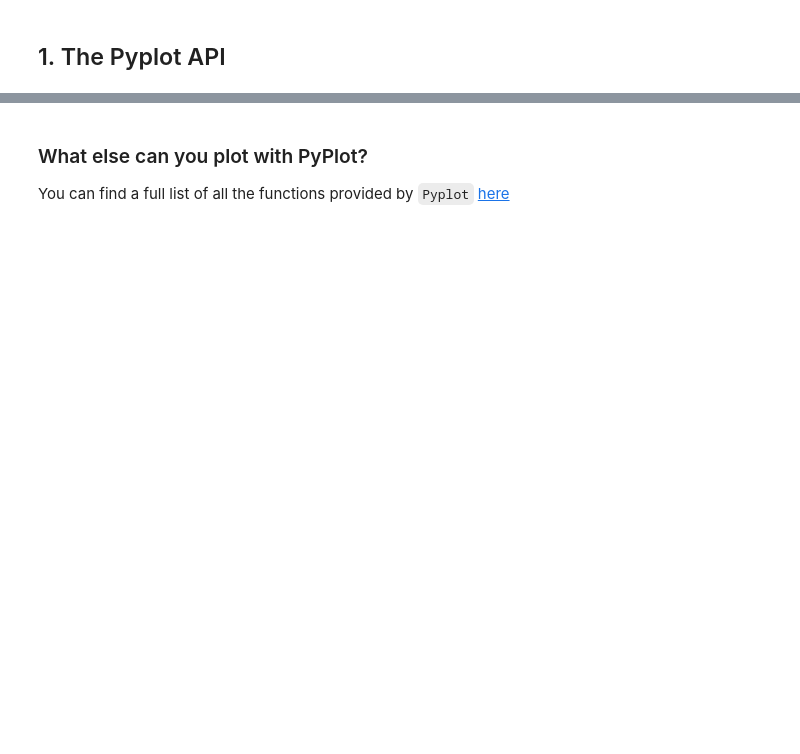
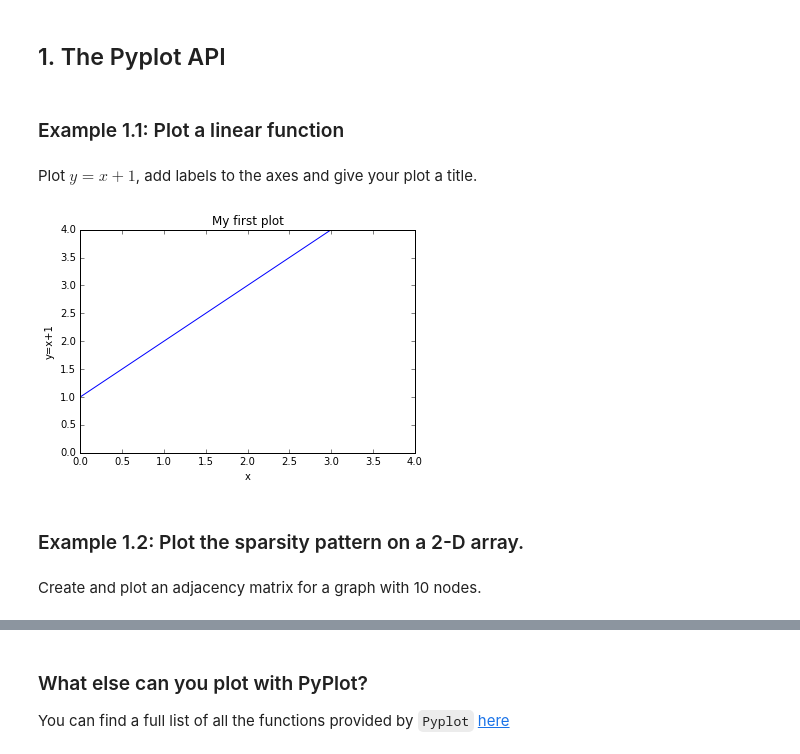
Before and after one commit to mdeff/ntds_2017, a Jupyter notebook: demos/05_matplotlib.ipynb, the cells around one changed output, grey strips where cells are left out. Saved outputs shown, nothing was run; the diff lists cells and outputs as text; code cells hidden in the pictures; blank space fills up the shorter version.

```diff
--- a/demos/05_matplotlib.ipynb
+++ b/demos/05_matplotlib.ipynb
@@ -26,7 +26,15 @@ import scipy.sparse as ss
 import matplotlib
 import matplotlib.pyplot as plt
 %matplotlib inline
+# %% [markdown]
+### Example 1.1: Plot a linear function
+# %% [markdown]
+Plot $y=x+1$, add labels to the axes and give your plot a title.
 # %%
 plt.plot([1,2,3,4])
-plt.ylabel('some numbers')
-#plt.show()
+plt.xlabel('x')
+plt.ylabel('y=x+1')
+plt.axis([0, 4, 0, 4]);
+plt.title('My first plot');
+# %% [output]
+[figure, added]
@@ -40,0 +41,4 @@ plt.show()
+# %% [markdown]
+### Example 1.2: Plot the sparsity pattern on a 2-D array.
+# %% [markdown]
+Create and plot an adjacency matrix for a graph with 10 nodes.
```
Also changed, not shown: parts of 55 cells of this notebook.
